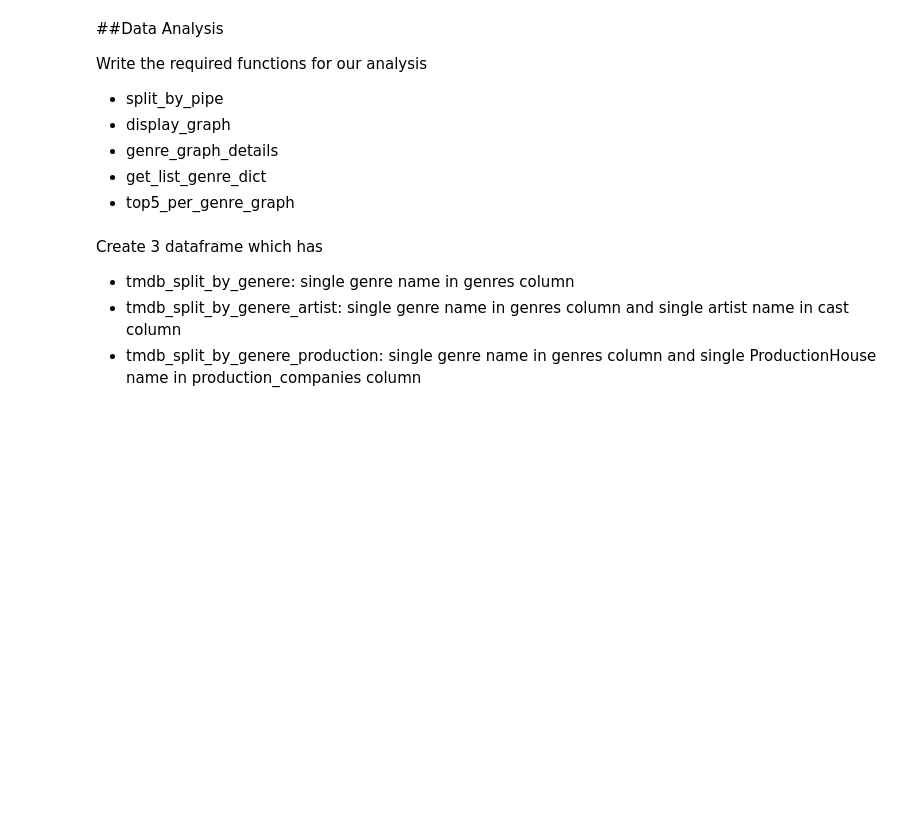
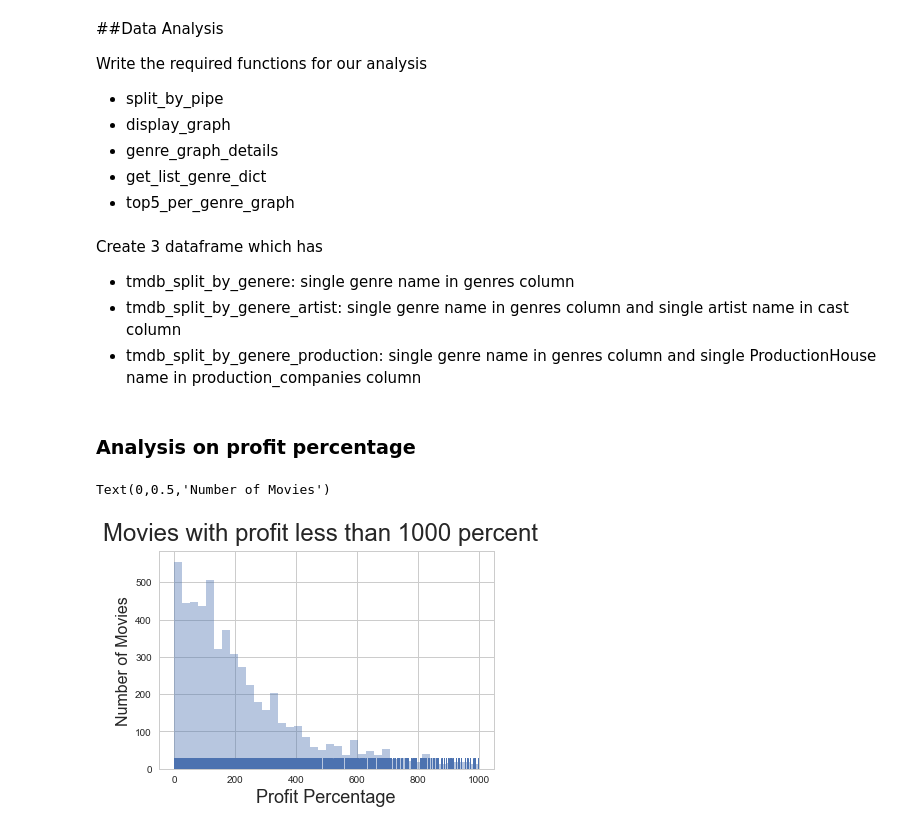
Before and after one commit to nithincprakash/Boston_Housing_Prices, a Jupyter notebook: TMDB_analysis (1).ipynb, the cells around one changed output. Drawn from its saved outputs; the diff is of its cells as text; code cells hidden in the pictures; blank space fills up the shorter version.

```diff
--- a/TMDB_analysis (1).ipynb
+++ b/TMDB_analysis (1).ipynb
@@ -302,3 +276,5 @@ tmdb_split_by_genere_artist = split_by_pipe(tmdb_split_by_genere, "cast")
 
 #split by pipe on production_companies to cerate additional rows of data for each genre in genres
 tmdb_split_by_genere_production = split_by_pipe(tmdb_split_by_genere, "production_companies")
+# %% [markdown]
+### Analysis on profit percentage
@@ -304,0 +288,9 @@ tmdb_split_by_genere_production = split_by_pipe(tmdb_split_by_genere, "productio
+# %%
+#Genrate graph on movies with profit less than 1000 percent
+fig = sns.distplot(movies_with_profit, kde=False, rug=True);
+fig.figure.suptitle("Movies with profit less than 1000 percent", fontsize = 24)
+plt.xlabel('Profit Percentage', fontsize=18)
+plt.ylabel('Number of Movies', fontsize=16)
+# %% [output]
+Text(0,0.5,'Number of Movies')
+[figure, added]
```
Also changed, not shown: parts of 28 cells of this notebook.
